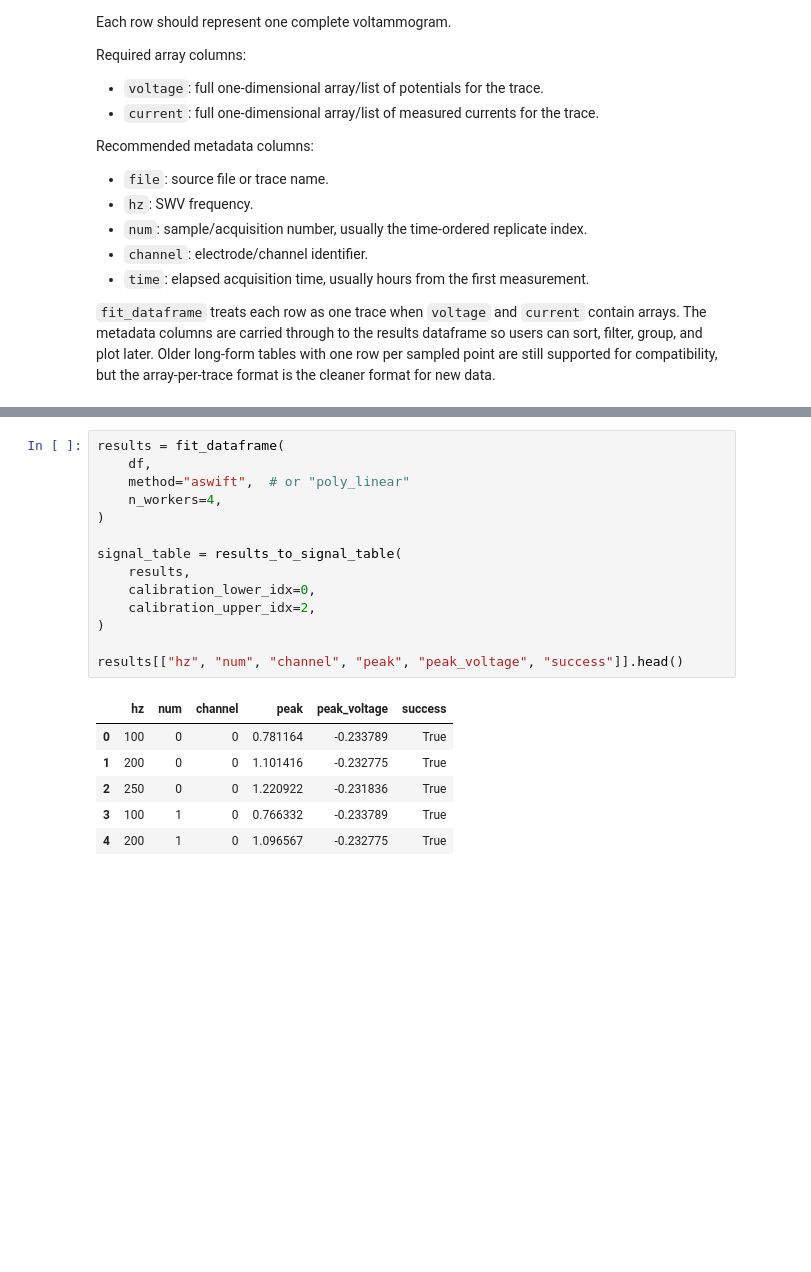
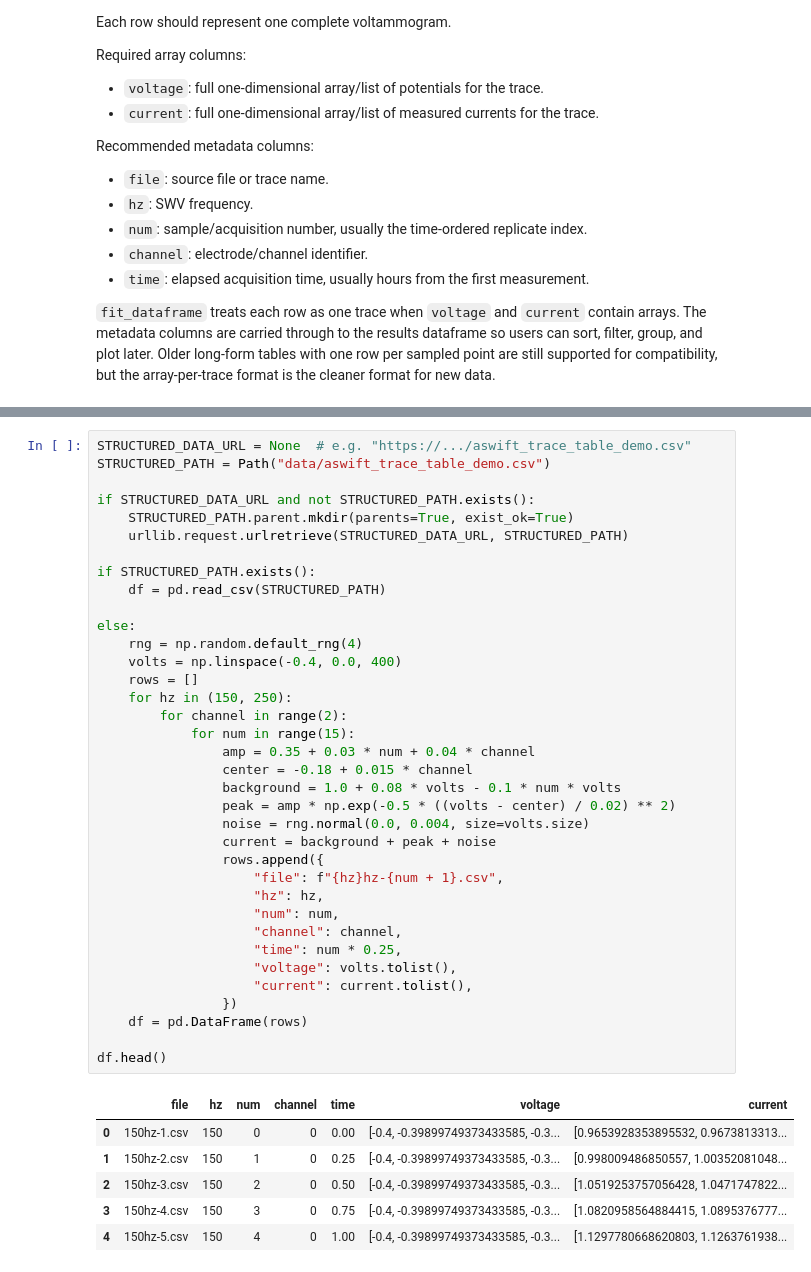
Before and after one commit to Soh-Lab/aswift, a Jupyter notebook: examples/02_csv_workflow.ipynb, the cells around one changed output, grey strips where cells are left out. Saved outputs shown, nothing was run; the diff lists cells and outputs as text; blank space fills up the shorter version.

Commit message:
Added unit tests, improved runtime, removed loguru and pydantic dependencies, implemented requested features

```diff
--- a/examples/02_csv_workflow.ipynb
+++ b/examples/02_csv_workflow.ipynb
@@ -100,21 +52,43 @@ df.head()
-# %%
-results = fit_dataframe(
-    df,
-    method="aswift",  # or "poly_linear"
-    n_workers=4,
-)
-
-signal_table = results_to_signal_table(
-    results,
-    calibration_lower_idx=0,
-    calibration_upper_idx=2,
-)
-
-results[["hz", "num", "channel", "peak", "peak_voltage", "success"]].head()
-# %% [output]
-|  | hz | num | channel | peak | peak_voltage | success |
-| 0 | 100 | 0 | 0 | 0.781164 | -0.233789 | True |
-| 1 | 200 | 0 | 0 | 1.101416 | -0.232775 | True |
-| 2 | 250 | 0 | 0 | 1.220922 | -0.231836 | True |
-| 3 | 100 | 1 | 0 | 0.766332 | -0.233789 | True |
-| 4 | 200 | 1 | 0 | 1.096567 | -0.232775 | True |
+# %%
+STRUCTURED_DATA_URL = None  # e.g. "https://.../aswift_trace_table_demo.csv"
+STRUCTURED_PATH = Path("data/aswift_trace_table_demo.csv")
+
+if STRUCTURED_DATA_URL and not STRUCTURED_PATH.exists():
+    STRUCTURED_PATH.parent.mkdir(parents=True, exist_ok=True)
+    urllib.request.urlretrieve(STRUCTURED_DATA_URL, STRUCTURED_PATH)
+
+if STRUCTURED_PATH.exists():
+    df = pd.read_csv(STRUCTURED_PATH)
+
+else:
+    rng = np.random.default_rng(4)
+    volts = np.linspace(-0.4, 0.0, 400)
+    rows = []
+    for hz in (150, 250):
+        for channel in range(2):
+            for num in range(15):
+                amp = 0.35 + 0.03 * num + 0.04 * channel
+                center = -0.18 + 0.015 * channel
+                background = 1.0 + 0.08 * volts - 0.1 * num * volts
+                peak = amp * np.exp(-0.5 * ((volts - center) / 0.02) ** 2)
+                noise = rng.normal(0.0, 0.004, size=volts.size)
+                current = background + peak + noise
+                rows.append({
+                    "file": f"{hz}hz-{num + 1}.csv",
+                    "hz": hz,
+                    "num": num,
+                    "channel": channel,
+                    "time": num * 0.25,
+                    "voltage": volts.tolist(),
+                    "current": current.tolist(),
+                })
+    df = pd.DataFrame(rows)
+
+df.head()
+# %% [output]
+|  | file | hz | num | channel | time | voltage | current |
+| 0 | 150hz-1.csv | 150 | 0 | 0 | 0.00 | [-0.4, -0.39899749373433585, -0.3... | [0.9653928353895532, 0.9673813313... |
+| 1 | 150hz-2.csv | 150 | 1 | 0 | 0.25 | [-0.4, -0.39899749373433585, -0.3... | [0.998009486850557, 1.00352081048... |
+| 2 | 150hz-3.csv | 150 | 2 | 0 | 0.50 | [-0.4, -0.39899749373433585, -0.3... | [1.0519253757056428, 1.0471747822... |
+| 3 | 150hz-4.csv | 150 | 3 | 0 | 0.75 | [-0.4, -0.39899749373433585, -0.3... | [1.0820958564884415, 1.0895376777... |
+| 4 | 150hz-5.csv | 150 | 4 | 0 | 1.00 | [-0.4, -0.39899749373433585, -0.3... | [1.1297780668620803, 1.1263761938... |
```
Also changed, not shown: parts of 11 cells of this notebook, 20 other files.
